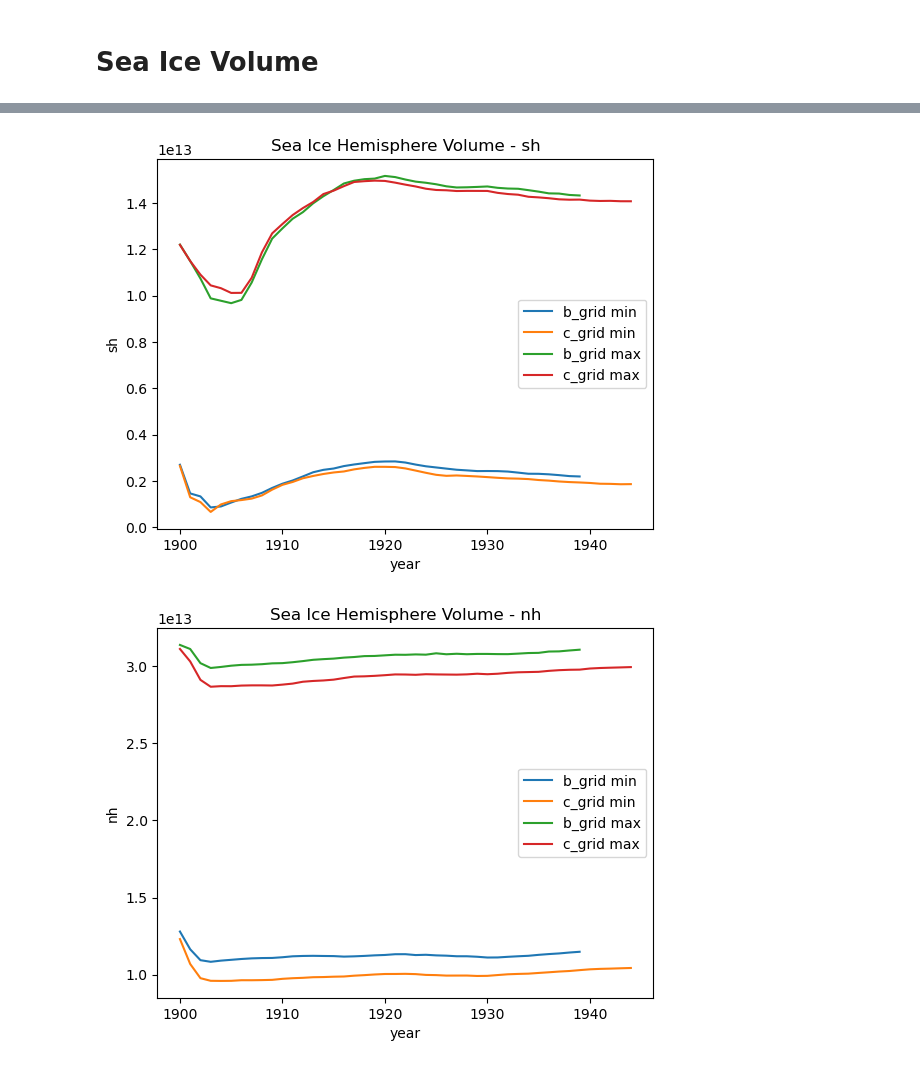
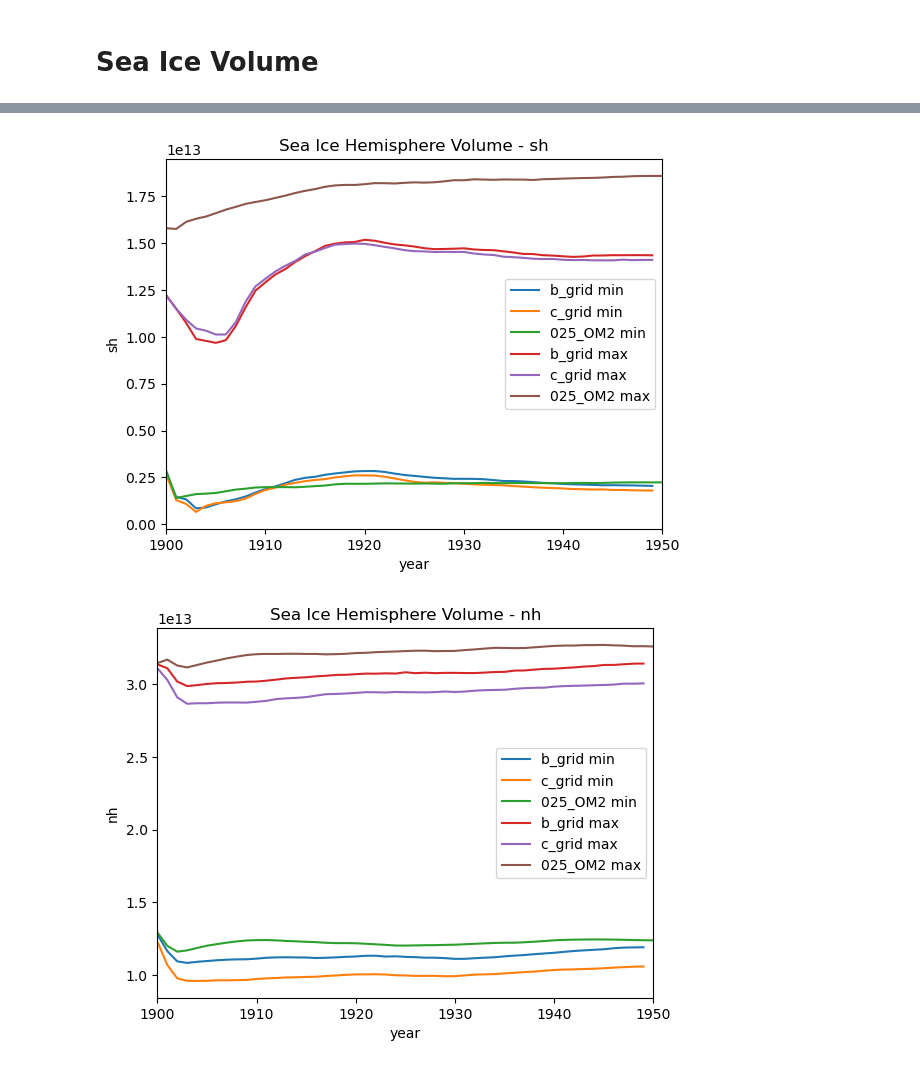
Before and after one commit to ACCESS-NRI/access-eval-recipes, a Jupyter notebook: seaice/si_area_volume_ryf.ipynb, the cells around one changed output, grey strips where cells are left out. Drawn from its saved outputs; the diff is of its cells as text; code cells hidden in the pictures.

Commit message:
messy updated plots

```diff
--- a/seaice/si_area_volume_ryf.ipynb
+++ b/seaice/si_area_volume_ryf.ipynb
@@ -134,5 +200,5 @@ Because the dimensions are different for different experiments, they would not f
 # %%
 %%time
 
-si_name_ds_pairs = [(iRun, open_by_experiment(iRun, VARS)) for iRun in RUNS.keys()]
+si_name_ds_pairs = [(iRun, open_by_experiment_om3(ds_pairs[iRun], VARS)) for iRun in RUNS.keys()]
 # %% [output]
@@ -140,0 +207,2 @@ Wall time: 46.8 s
+# %%
+si_name_ds_pairs.append(("025_OM2",open_by_experiment_om2(catalog[REF["025_OM2"]], VARS)))
@@ -481,6 +372,7 @@ for iVar in ['sh','nh']:
         label = '1990 Max'
     )
 
+    plt.xlim([1900,1950])
     plt.title("Sea Ice Hemisphere Area - " + iVar)
     _ = plt.legend()
 # %% [output]
@@ -521,0 +433,11 @@ INFO:flox:_choose_engine: Choosing 'numpy'
+# %%
+si_dt['b_grid'].ds.isel(time=-1).aice_m.isnull().plot(alpha=0.1)
+
+
+ds = si_dt['b_grid'].ds
+ds.where(ds.time.dt.month==9, drop=True).isel(time=-1).aice_m.plot.contour(levels=[0.8], colors=['r'], label='b_grid')
+
+ds = si_dt['c_grid'].ds
+ds.where(ds.time.dt.month==9, drop=True).isel(time=-1).aice_m.plot.contour(levels=[0.8], colors=['b'], label='c_grid')
+
+plt.legend(labels=['b_grid','c_grid'])
@@ -650,18 +575,19 @@ INFO:flox:Leaving _validate_reindex: reindex is False
 # %%
 for iVar in ['sh','nh']:
     plt.figure()
 
     for iGroup in min_vol_dt.groups[1:]:
         min_vol_dt[iGroup].ds[iVar].plot(label=iGroup[1:]+' min')
 
     for iGroup in max_vol_dt.groups[1:]:
         max_vol_dt[iGroup].ds[iVar].plot(label=iGroup[1:]+' max')
 
+    plt.xlim([1900,1950])
     plt.title("Sea Ice Hemisphere Volume - " + iVar)
     _ = plt.legend()
 # %% [output]
-[figure, old version]
+[figure, new version]
-[figure, old version]
+[figure, new version]
 # %%
 for iVar in ['sh','nh']:
     plt.figure()
```
Also changed, not shown: parts of 46 cells of this notebook.
